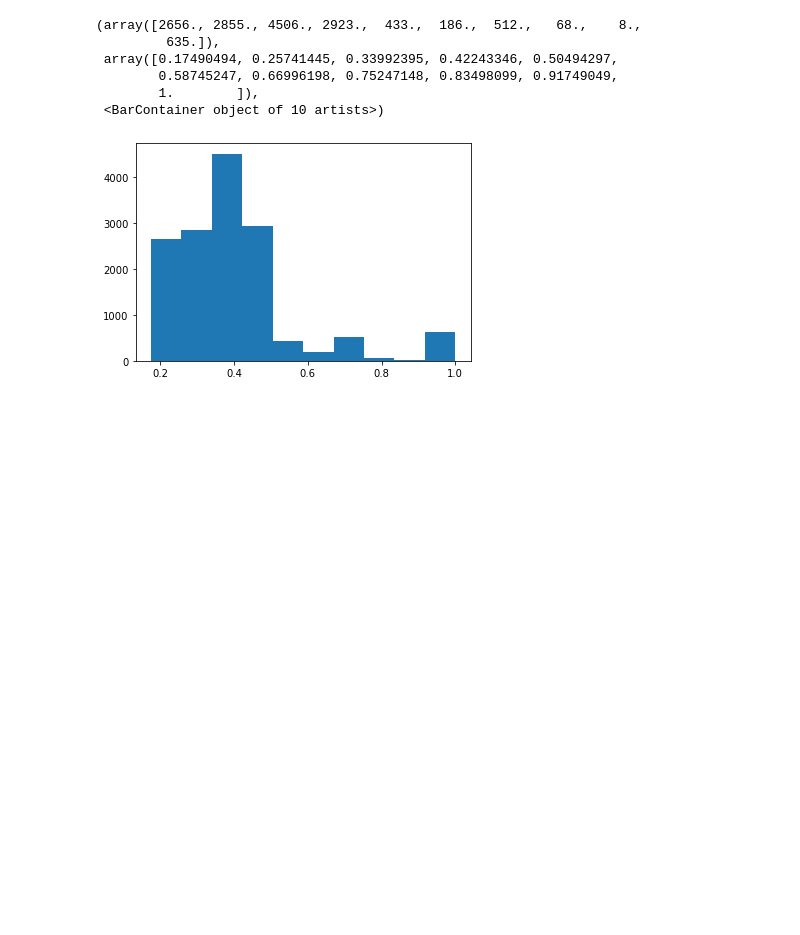
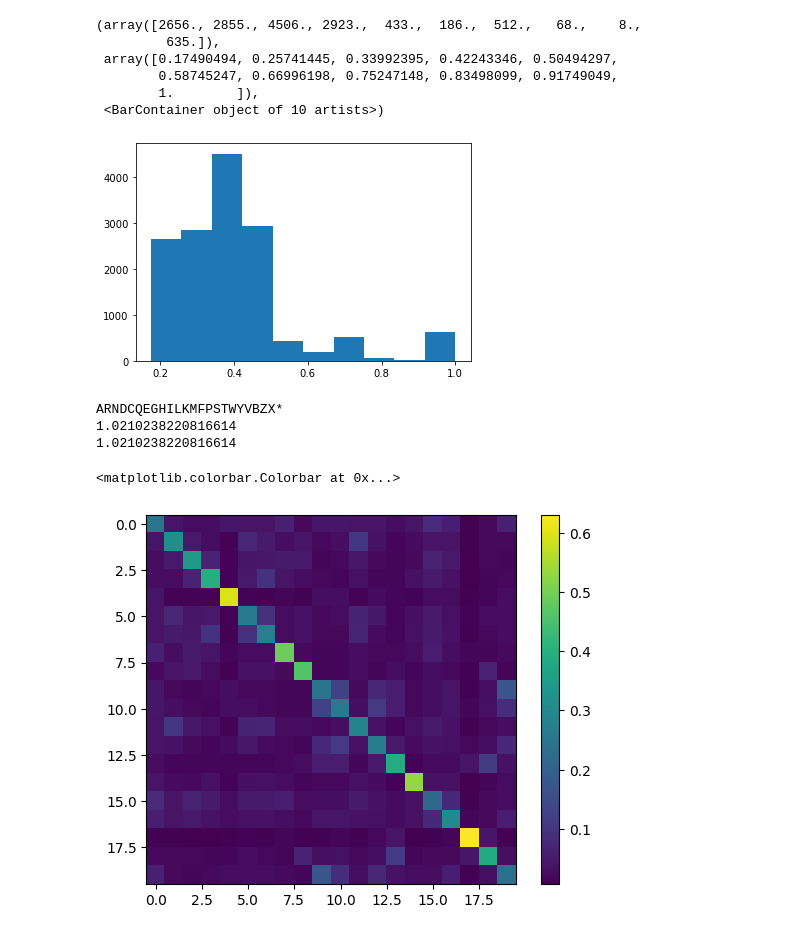
Before and after one commit to andrewcboardman/pyGEMME, a Jupyter notebook: examples/evo_distances.ipynb, the cells around one changed output. Saved outputs shown, nothing was run; the diff lists cells and outputs as text; code cells hidden in the pictures; blank space fills up the shorter version.

```diff
--- a/examples/evo_distances.ipynb
+++ b/examples/evo_distances.ipynb
@@ -608,0 +639,21 @@ weighted_id(msa_file, jet_res_file, 100, mode='pairwise')
+# %%
+b62 = substitution_matrices.load('BLOSUM62')
+print(b62.alphabet)
+b62 = np.array(b62.values()).reshape(24, 24)
+b62[np.diag_indices_from(b62)]
+b62 = b62[:20, :20]
+b62 = 2**(b62/2)
+b62 = b62 / b62.sum(axis=0).reshape(1,20)
+b62 = b62 / b62.sum(axis=1).reshape(20,1)
+b62 = (b62 + b62.T) /2
+#b62 = b62 / b62.sum(axis=1).reshape(24,1)
+print(b62[:,0].sum())
+print(b62[0].sum())
+plt.imshow(b62)
+plt.colorbar()
+# %% [output]
+ARNDCQEGHILKMFPSTWYVBZX*
+1.0210238220816614
+1.0210238220816614
+<matplotlib.colorbar.Colorbar at 0x...>
+[figure, added]
```
Also changed, not shown: parts of 23 cells of this notebook, 1 other file.
